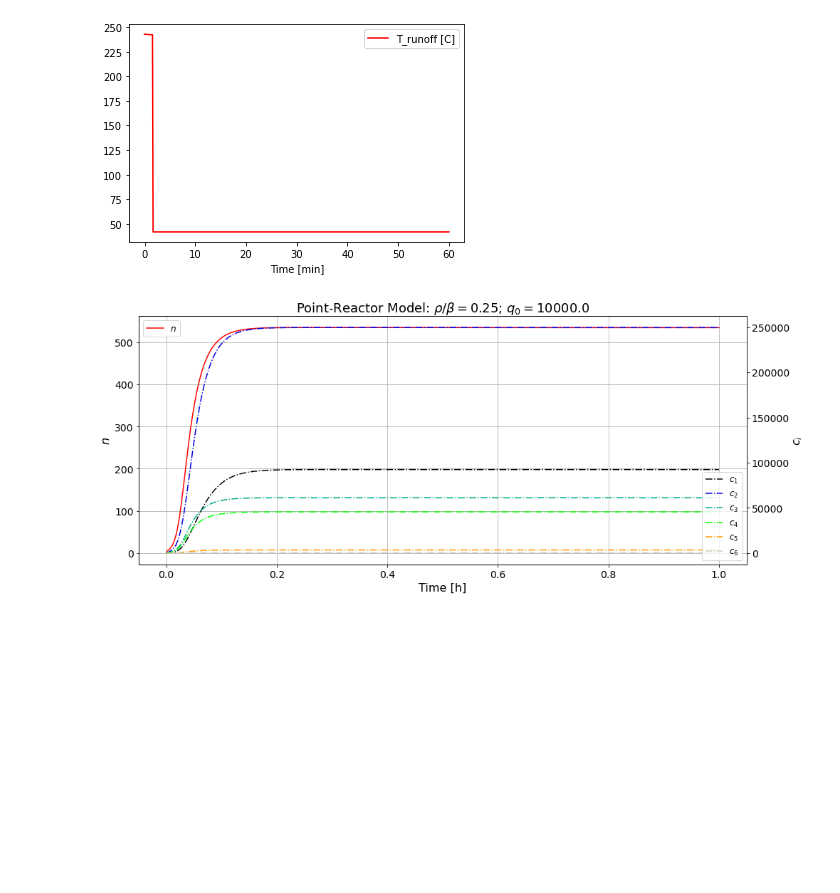
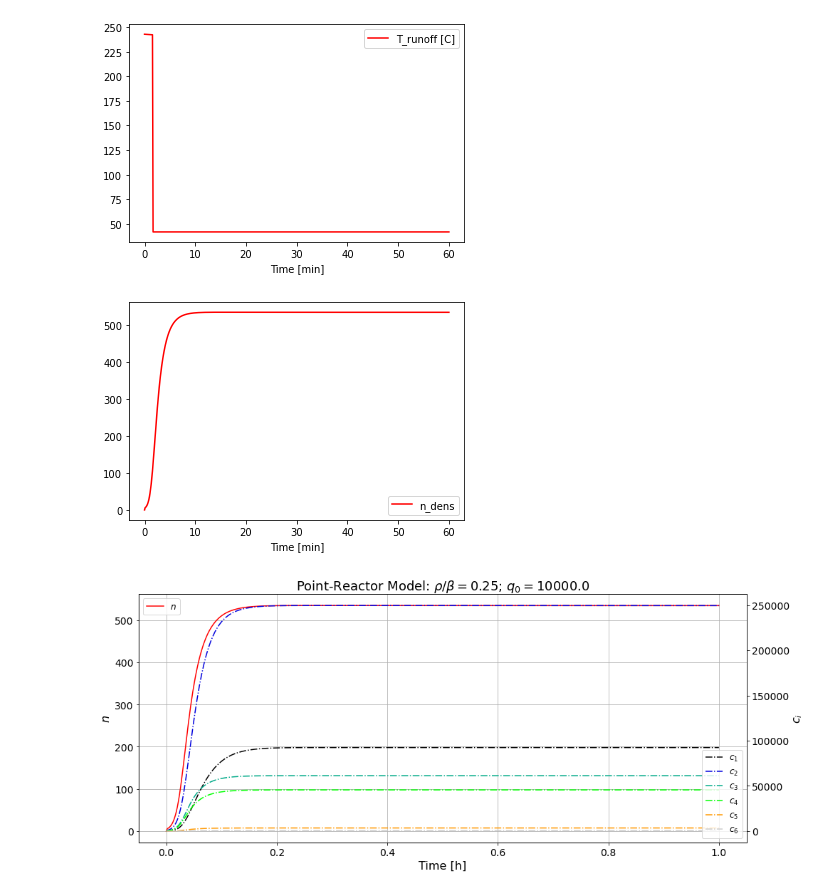
Before and after one commit to dpploy/engy-4390, a Jupyter notebook: projects/sm-pwr/project-report.ipynb, the cells around one changed output. Drawn from its saved outputs; the diff is of its cells as text; code cells hidden in the pictures; blank space fills up the shorter version.

```diff
--- a/projects/sm-pwr/project-report.ipynb
+++ b/projects/sm-pwr/project-report.ipynb
@@ -881,6 +881,7 @@ def get_quantities(u_vec_history, params):
     tmp9 = list()
     tmp10= list()
     tmp11= list()
+    tmp12 = list()
     for (time, n_dens, tf, tc) in zip(params['time_stamps'], u_vec_history[:,
                                                                            0],
                                       u_vec_history[:, -2], u_vec_history[:,
@@ -914,6 +915,7 @@ def get_quantities(u_vec_history, params):
         tmp8.append(quality)
         tmp11.append(t_runoff)
 
+        tmp12.append(n_dens)
 
     data['rho'] = tmp1
     data['T_in [C]'] = unit.convert_temperature(np.array(tmp2), 'K', 'C')
@@ -927,6 +929,7 @@ def get_quantities(u_vec_history, params):
     data['Time [min]'] = tmp9
     data['T_avg [C]'] = unit.convert_temperature(np.array(tmp10), 'K', 'C')
     data['T_runoff [C]'] = unit.convert_temperature(np.array(tmp11), 'K', 'C')
+    data['n_dens'] = tmp12
     df = pd.DataFrame(data)
 
     return df
@@ -1070,6 +1073,11 @@ quant.plot(kind='line',x='Time [min]',y='T_runoff [C]',color='red')
 plt.show()
 # %% [output]
 [figure]
+# %%
+quant.plot(kind='line',x='Time [min]',y='n_dens',color='red')
+plt.show()
+# %% [output]
+[figure, added]
 # %%
 '''Plot neutron and delayed neutron emitter concentration in the reactor'''
 
```
Also changed, not shown: parts of 1 cell of this notebook.
